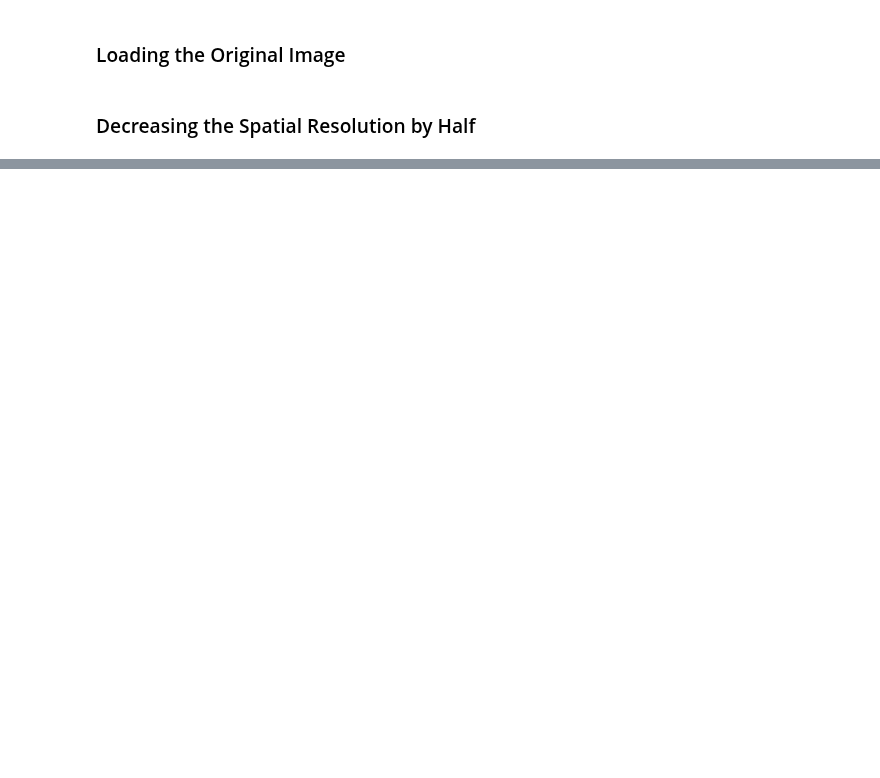
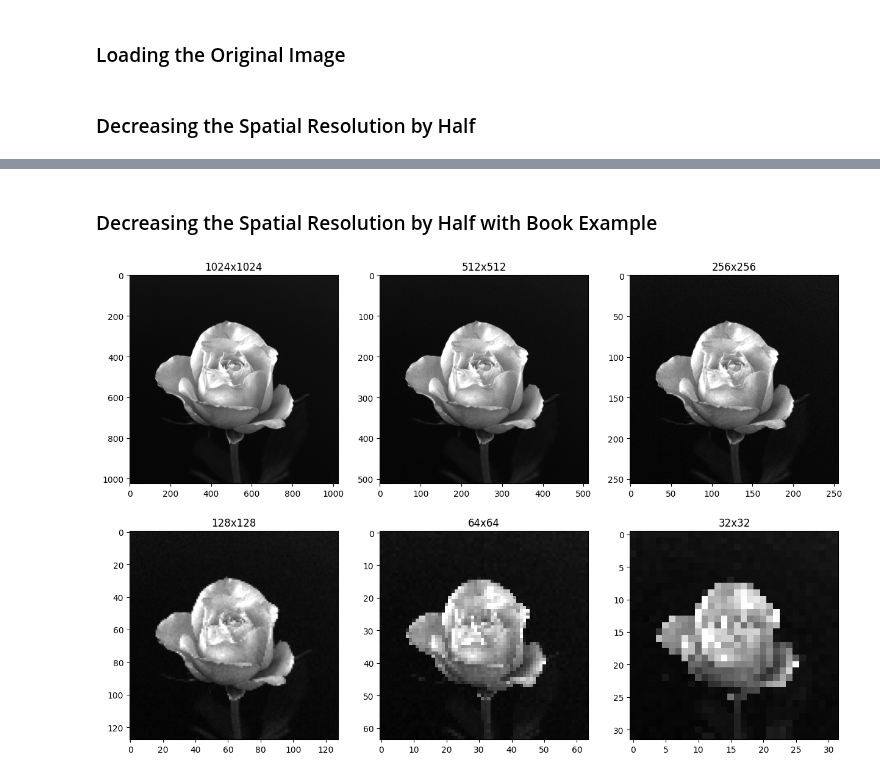
Before and after one commit to ahnafshahrear/Digital-Image-Processing-Lab, a Jupyter notebook: 1(a) Decrease Spatial Resolution.ipynb, the cells around one changed output, grey strips where cells are left out. Cells and saved outputs as stored; diff of their text form; code cells hidden in the pictures; blank space fills up the shorter version.

```diff
--- a/1(a) Decrease Spatial Resolution.ipynb
+++ b/1(a) Decrease Spatial Resolution.ipynb
@@ -48,0 +45,17 @@ plt.show()
+# %% [markdown]
+### Decreasing the Spatial Resolution by Half with Book Example
+# %%
+rose_image = cv2.imread("./Fig0219 Rose 1024x1024.tif", 0)
+decreased_image = rose_image.copy()
+plt.figure(figsize = (15, 10))
+
+for img_count in range(1, 7):
+    plt.subplot(2, 3, img_count)
+    plt.imshow(cv2.cvtColor(decreased_image, cv2.COLOR_BGR2RGB))
+    height, width = decreased_image.shape
+    plt.title(f"{height}x{width}")
+    decreased_image = decrease_spatial_resolution_by_half(decreased_image)
+
+plt.show()
+# %% [output]
+[figure, added]
```
Also changed, not shown: parts of 4 cells of this notebook.
